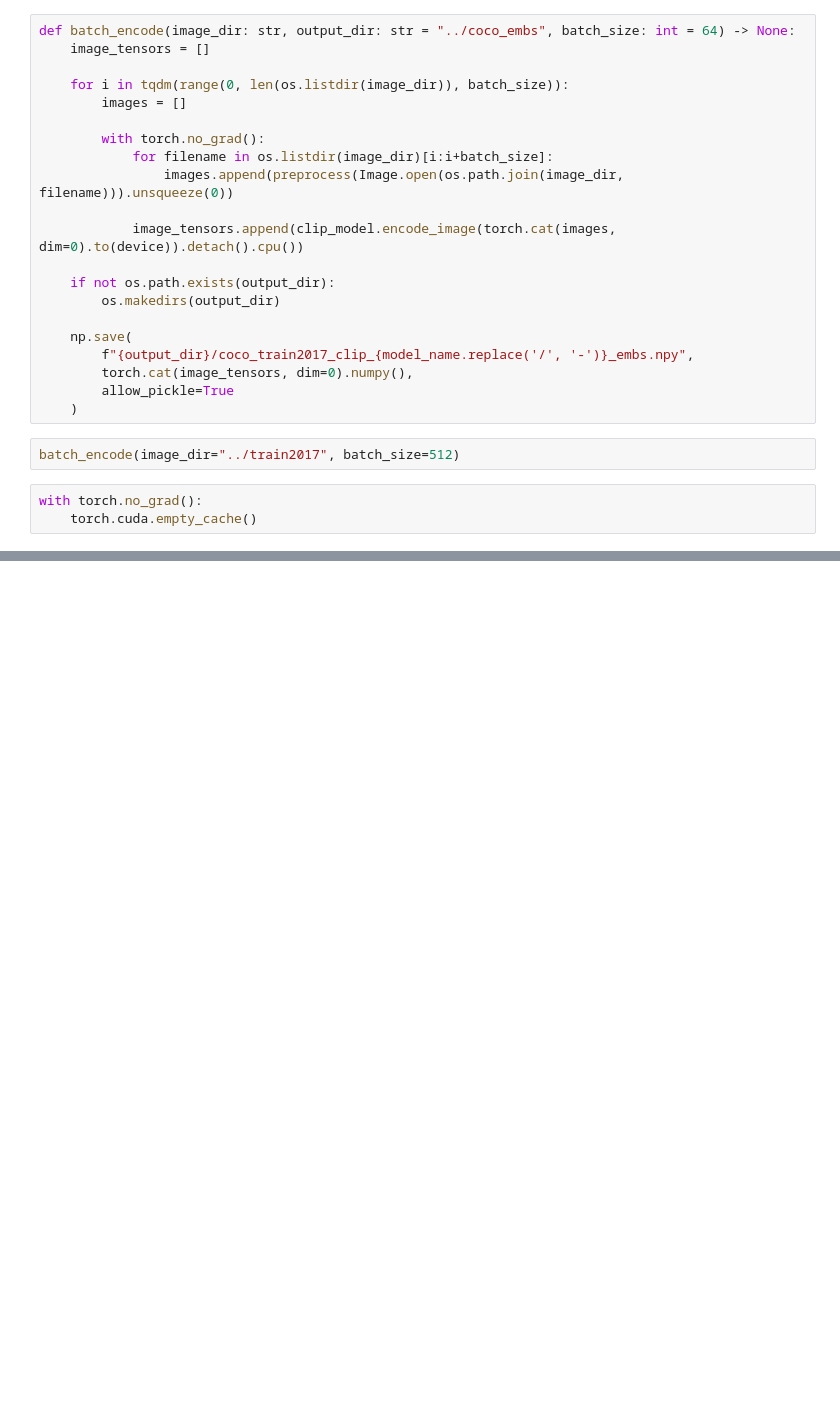
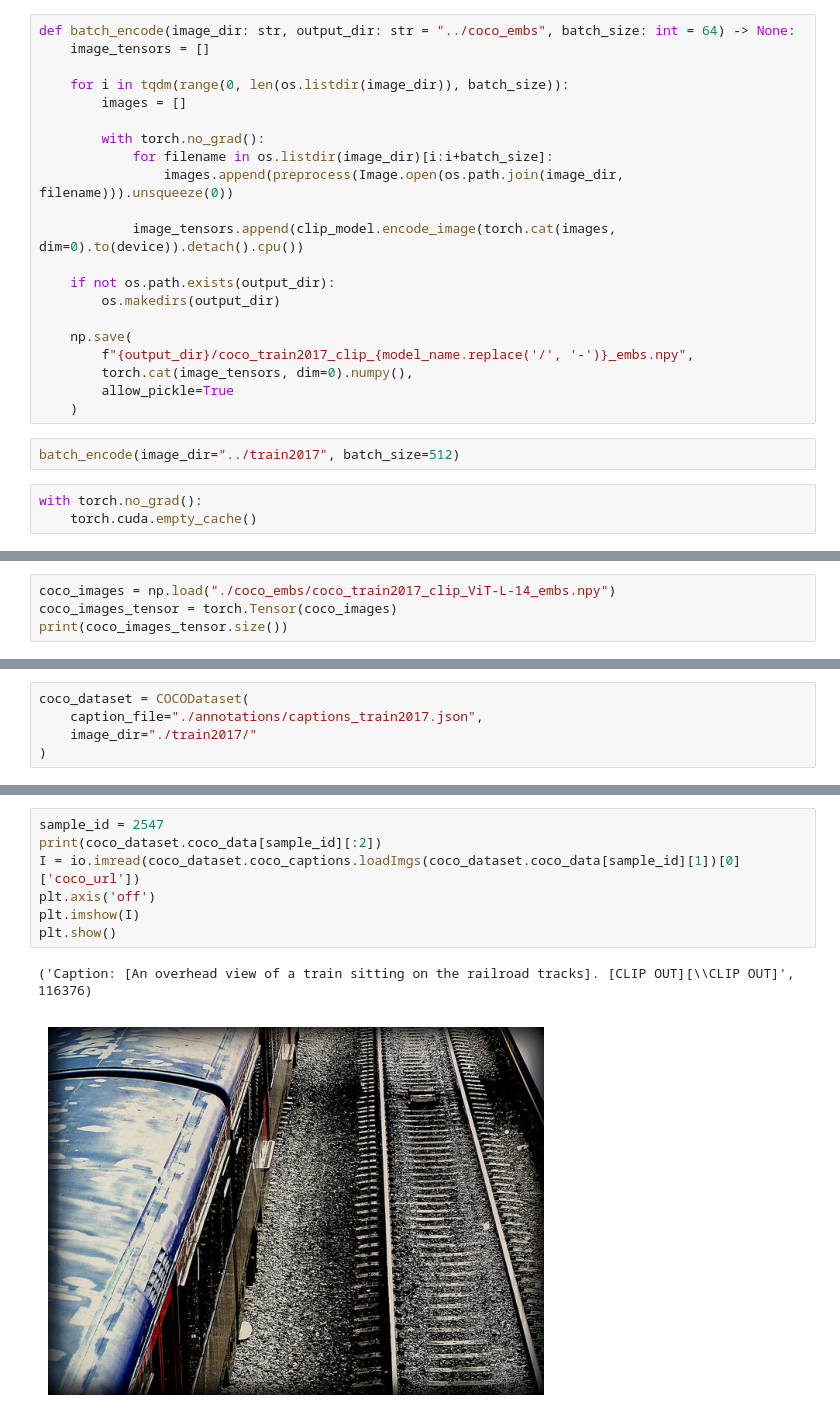
Before and after one commit to EduardoPach/General-GPT, a Jupyter notebook: notebooks/general_llm.ipynb, the cells around one changed output, grey strips where cells are left out. Drawn from its saved outputs; the diff is of its cells as text; blank space fills up the shorter version.

```diff
--- a/notebooks/general_llm.ipynb
+++ b/notebooks/general_llm.ipynb
@@ -67,0 +83,4 @@ with torch.no_grad():
+# %%
+coco_images = np.load("./coco_embs/coco_train2017_clip_ViT-L-14_embs.npy")
+coco_images_tensor = torch.Tensor(coco_images)
+print(coco_images_tensor.size())
@@ -67,0 +143,5 @@ with torch.no_grad():
+# %%
+coco_dataset = COCODataset(
+    caption_file="./annotations/captions_train2017.json",
+    image_dir="./train2017/"
+)
@@ -67,0 +165,10 @@ with torch.no_grad():
+# %%
+sample_id = 2547
+print(coco_dataset.coco_data[sample_id][:2])
+I = io.imread(coco_dataset.coco_captions.loadImgs(coco_dataset.coco_data[sample_id][1])[0]['coco_url'])
+plt.axis('off')
+plt.imshow(I)
+plt.show()
+# %% [output]
+('Caption: [An overhead view of a train sitting on the railroad tracks]. [CLIP OUT][\\CLIP OUT]', 116376)
+[figure, added]
```
Also changed, not shown: parts of 12 cells of this notebook, 2 other files.
